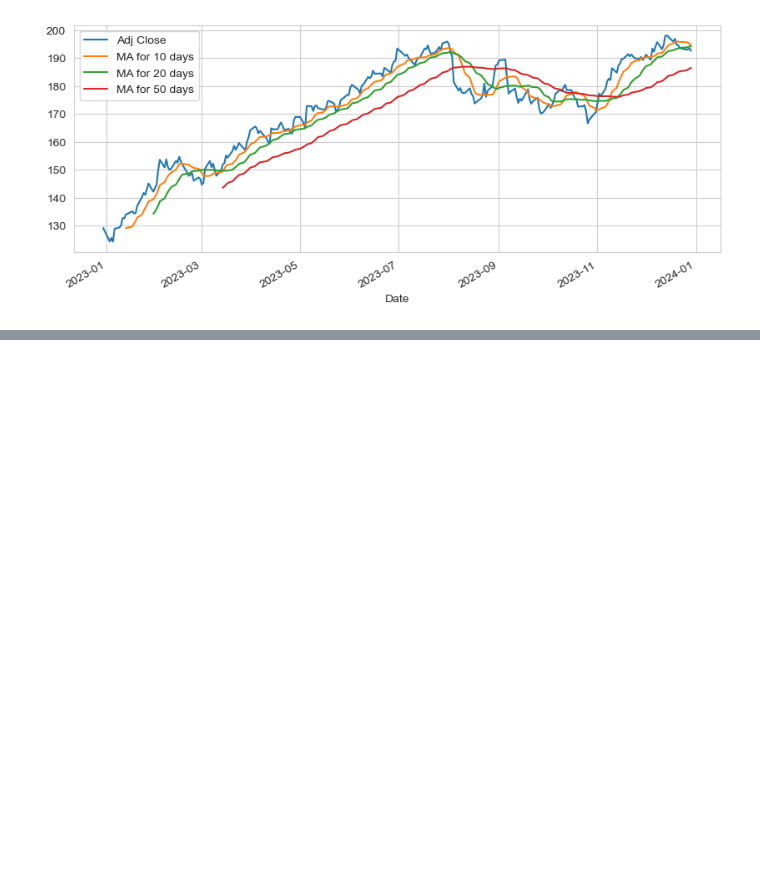
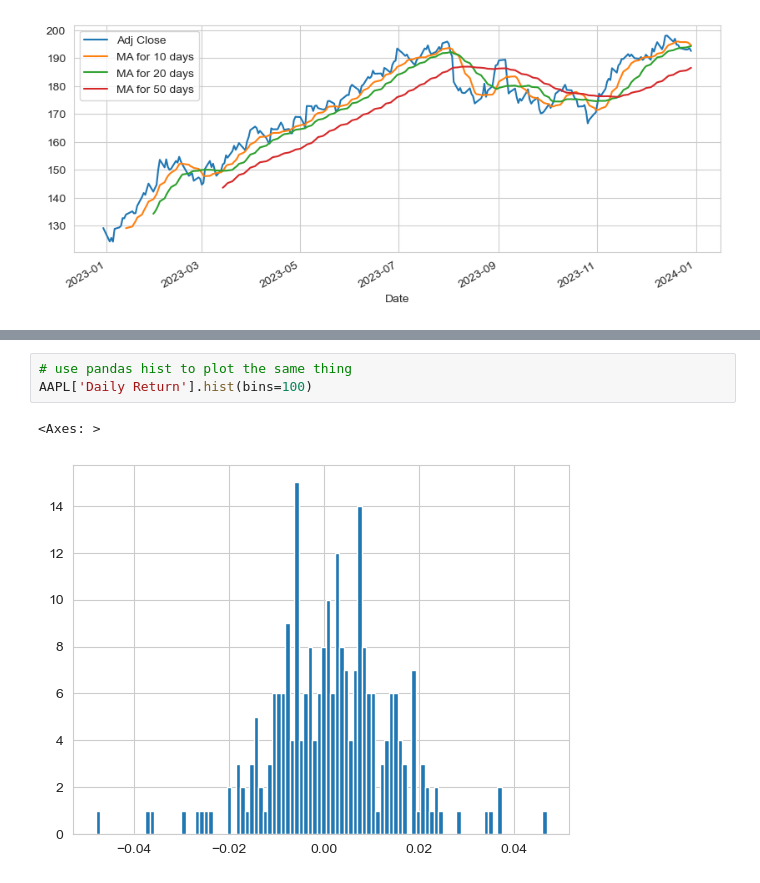
Before and after one commit to anamar583/Stock-market-analysis, a Jupyter notebook: stock-market-analysis.ipynb, the cells around one changed output, grey strips where cells are left out. Drawn from its saved outputs; the diff is of its cells as text; blank space fills up the shorter version.

```diff
--- a/stock-market-analysis.ipynb
+++ b/stock-market-analysis.ipynb
@@ -97,0 +121,6 @@ AAPL[['Adj Close', 'MA for 10 days','MA for 20 days','MA for 50 days']].plot(sub
+# %%
+# use pandas hist to plot the same thing
+AAPL['Daily Return'].hist(bins=100)
+# %% [output]
+<Axes: >
+[figure, added]
```
Also changed, not shown: parts of 2 cells of this notebook.
